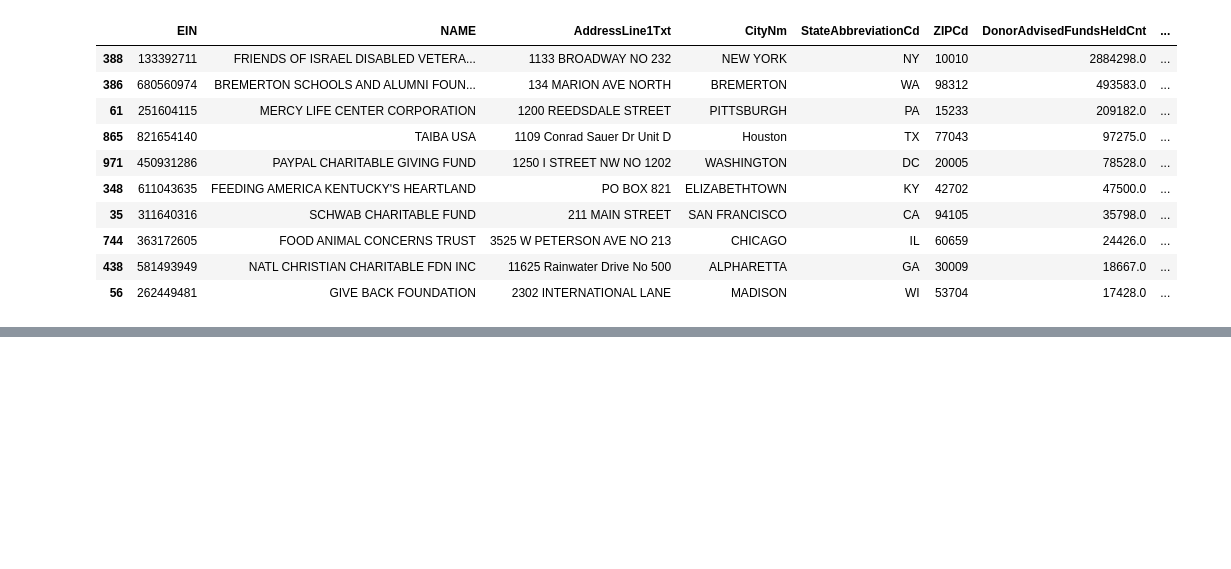
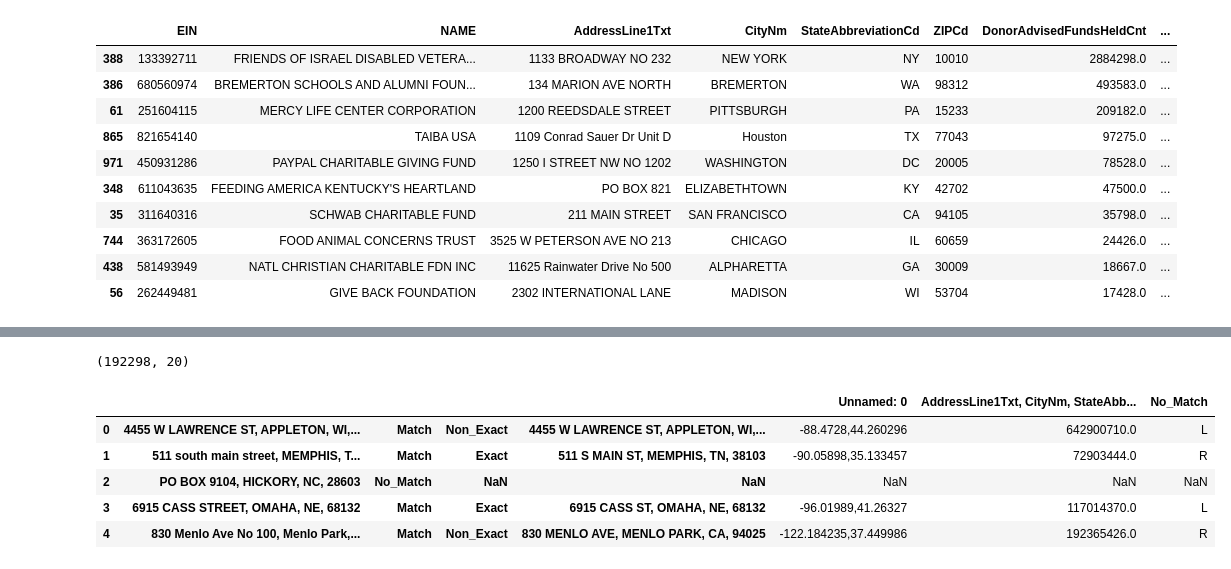
Before and after one commit to leppekja/IRS-990-DAFs, a Jupyter notebook: DAF_Exploratory_Analysis.ipynb, the cells around one changed output, grey strips where cells are left out. Drawn from its saved outputs; the diff is of its cells as text; code cells hidden in the pictures; blank space fills up the shorter version.

```diff
--- a/DAF_Exploratory_Analysis.ipynb
+++ b/DAF_Exploratory_Analysis.ipynb
@@ -147,0 +144,15 @@ Name: 35, dtype: object
+# %%
+grantees.shape
+# %% [output]
+(192298, 20)
+# %%
+sponsors_locs = gpd.GeoDataFrame(pd.read_csv('sponsor_address_results.csv'))
+# %%
+sponsors_locs.head()
+# %% [output]
+|  |  |  |  |  | Unnamed: 0 | AddressLine1Txt, CityNm, StateAbb... | No_Match |
+| 0 | 4455 W LAWRENCE ST, APPLETON, WI,... | Match | Non_Exact | 4455 W LAWRENCE ST, APPLETON, WI,... | -88.4728,44.260296 | 642900710.0 | L |
+| 1 | 511 south main street, MEMPHIS, T... | Match | Exact | 511 S MAIN ST, MEMPHIS, TN, 38103 | -90.05898,35.133457 | 72903444.0 | R |
+| 2 | PO BOX 9104, HICKORY, NC, 28603 | No_Match | NaN | NaN | NaN | NaN | NaN |
+| 3 | 6915 CASS STREET, OMAHA, NE, 68132 | Match | Exact | 6915 CASS ST, OMAHA, NE, 68132 | -96.01989,41.26327 | 117014370.0 | L |
+| 4 | 830 Menlo Ave No 100, Menlo Park,... | Match | Non_Exact | 830 MENLO AVE, MENLO PARK, CA, 94025 | -122.184235,37.449986 | 192365426.0 | R |
```
Also changed, not shown: parts of 7 cells of this notebook, 2 other files.
